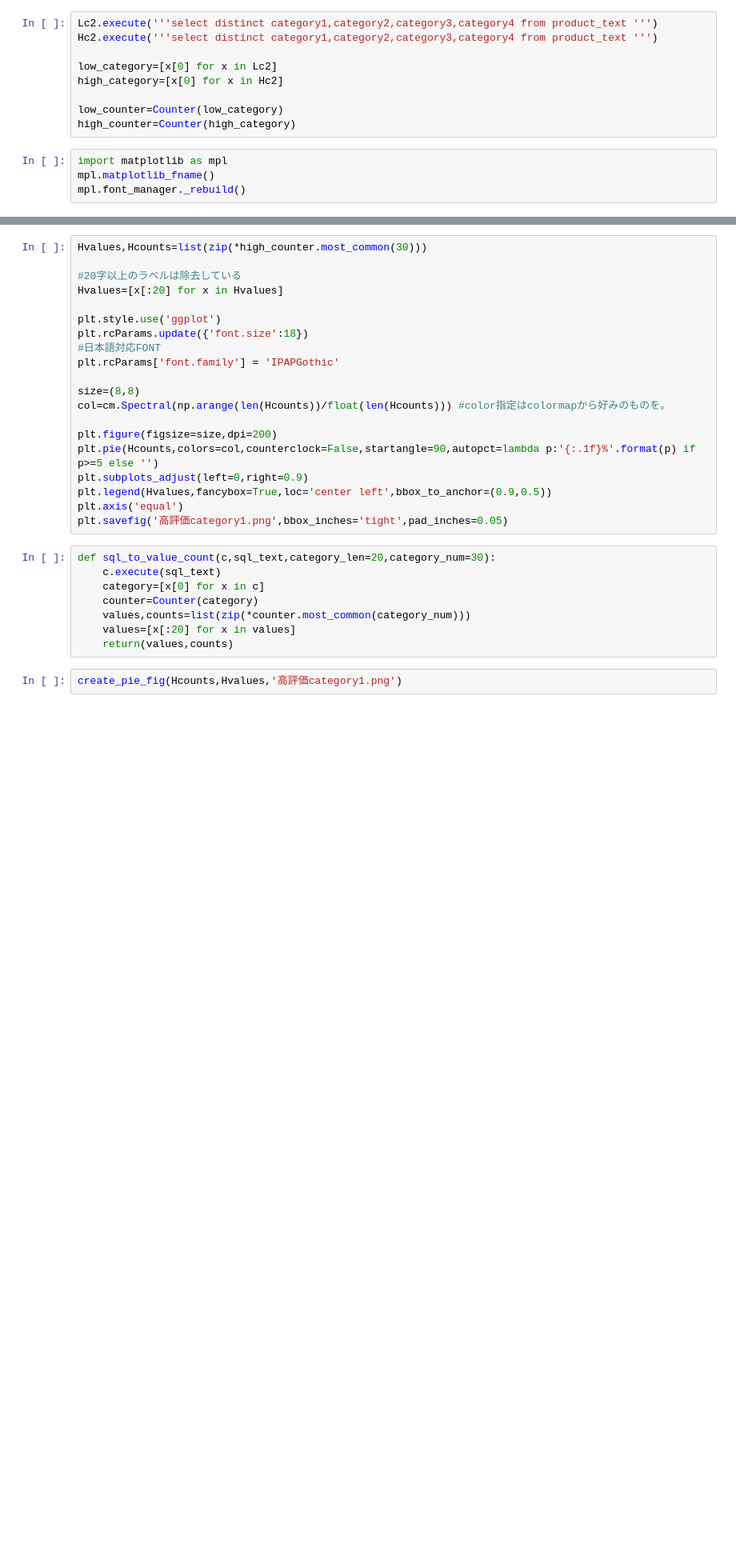
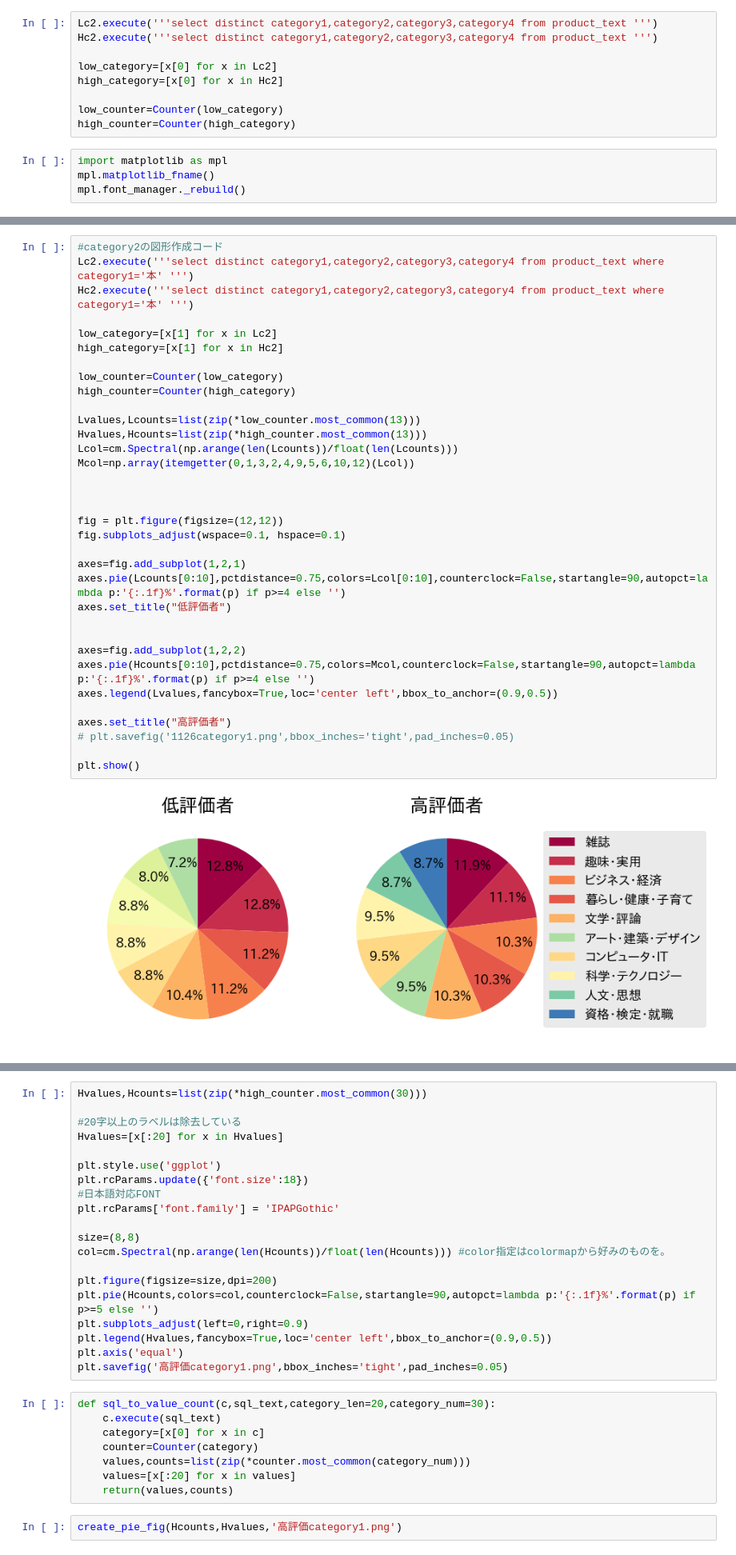
Before and after one commit to zerebom/amazon_sclapiing, a Jupyter notebook: bin/1114analysis_category.ipynb, the cells around one changed output, grey strips where cells are left out. Shown at 80% size. Saved outputs shown, nothing was run; the diff lists cells and outputs as text; blank space fills up the shorter version.

```diff
--- a/bin/1114analysis_category.ipynb
+++ b/bin/1114analysis_category.ipynb
@@ -72,0 +260,36 @@ plt.savefig('低評価category1.png',bbox_inches='tight',pad_inches=0.05)
+# %%
+#category2の図形作成コード
+Lc2.execute('''select distinct category1,category2,category3,category4 from product_text where category1='本' ''')
+Hc2.execute('''select distinct category1,category2,category3,category4 from product_text where category1='本' ''')
+
+low_category=[x[1] for x in Lc2]
+high_category=[x[1] for x in Hc2]
+
+low_counter=Counter(low_category)
+high_counter=Counter(high_category)
+
+Lvalues,Lcounts=list(zip(*low_counter.most_common(13)))
+Hvalues,Hcounts=list(zip(*high_counter.most_common(13)))
+Lcol=cm.Spectral(np.arange(len(Lcounts))/float(len(Lcounts)))
+Mcol=np.array(itemgetter(0,1,3,2,4,9,5,6,10,12)(Lcol))
+
+
+
+fig = plt.figure(figsize=(12,12))
+fig.subplots_adjust(wspace=0.1, hspace=0.1)
+
+axes=fig.add_subplot(1,2,1)
+axes.pie(Lcounts[0:10],pctdistance=0.75,colors=Lcol[0:10],counterclock=False,startangle=90,autopct=lambda p:'{:.1f}%'.format(p) if p>=4 else '')
+axes.set_title("低評価者")
+
+
+axes=fig.add_subplot(1,2,2)
+axes.pie(Hcounts[0:10],pctdistance=0.75,colors=Mcol,counterclock=False,startangle=90,autopct=lambda p:'{:.1f}%'.format(p) if p>=4 else '')
+axes.legend(Lvalues,fancybox=True,loc='center left',bbox_to_anchor=(0.9,0.5))
+
+axes.set_title("高評価者")
+# plt.savefig('1126category1.png',bbox_inches='tight',pad_inches=0.05)
+
+plt.show()
+# %% [output]
+[figure, added]
```
Also changed, not shown: parts of 16 cells of this notebook, 39 other files.
